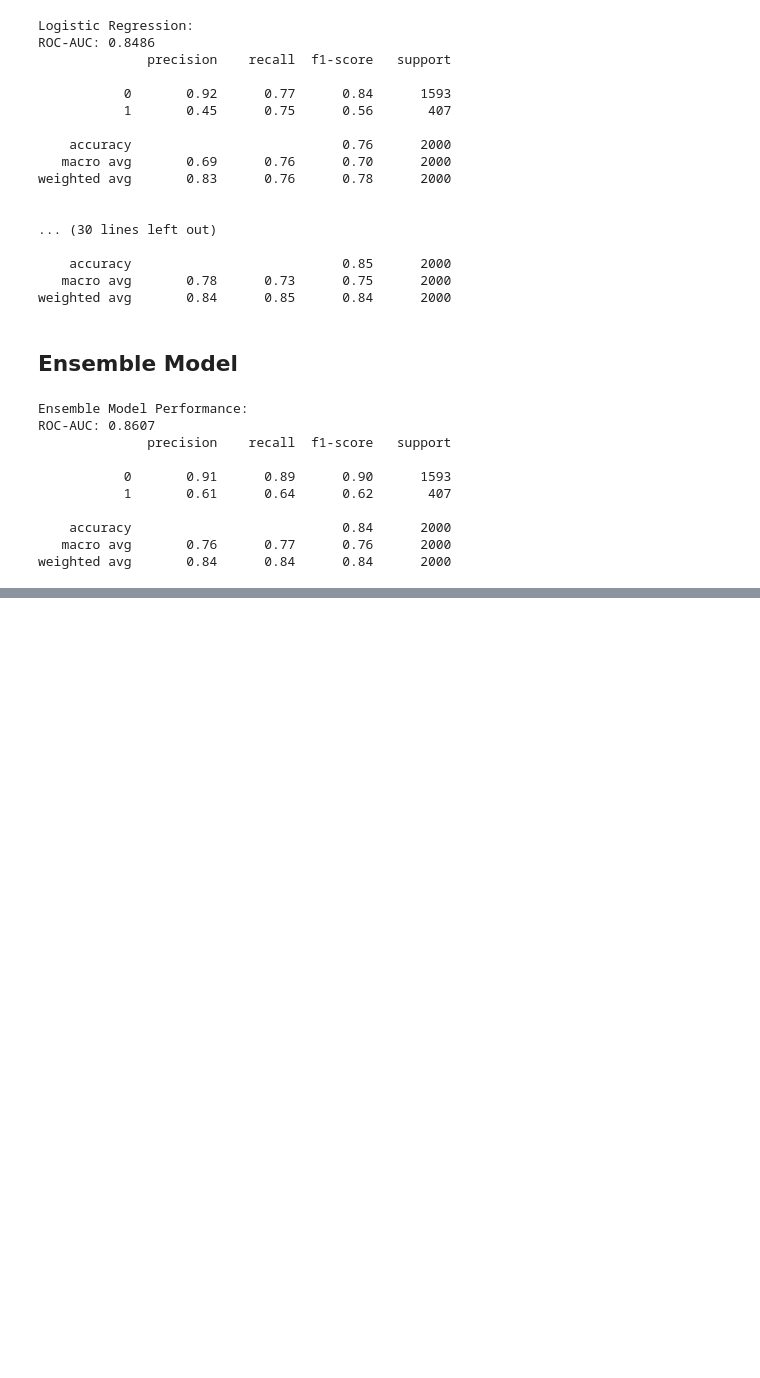
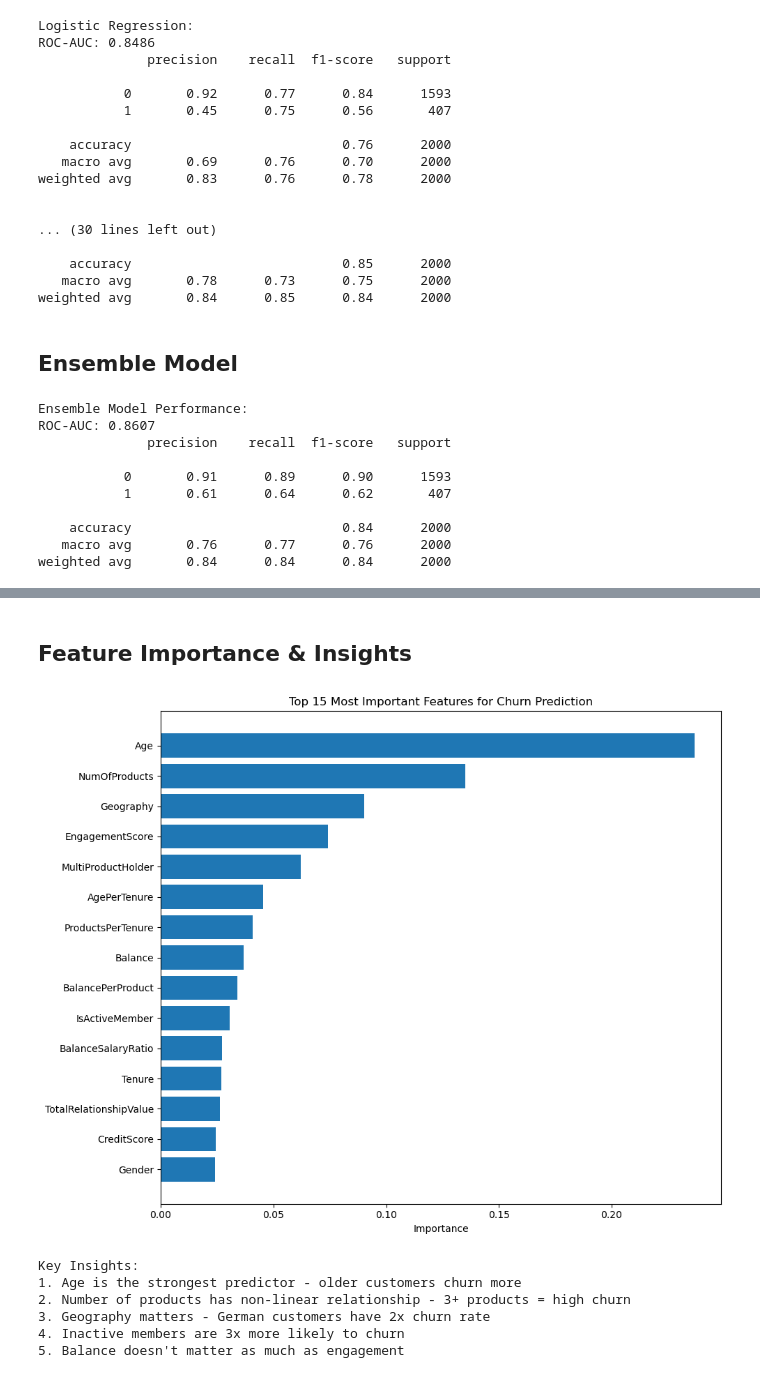
Before and after one commit to codedbydumi/kaggle-playground, a Jupyter notebook: Bank Customer Churn.ipynb, the cells around one changed output, grey strips where cells are left out. Cells and saved outputs as stored; diff of their text form; code cells hidden in the pictures; blank space fills up the shorter version.

```diff
--- a/Bank Customer Churn.ipynb
+++ b/Bank Customer Churn.ipynb
@@ -299,0 +348,35 @@ weighted avg       0.84      0.84      0.84      2000
+# %% [markdown]
+## Feature Importance & Insights
+# %%
+# Get feature importance from Random Forest
+rf_model = results['Random Forest']['model']
+feature_importance = pd.DataFrame({
+    'feature': df_featured.drop(['Exited', 'AgeGroup'], axis=1, errors='ignore').columns,
+    'importance': rf_model.feature_importances_
+}).sort_values('importance', ascending=False)
+
+# Plot top features
+plt.figure(figsize=(10, 8))
+top_features = feature_importance.head(15)
+plt.barh(range(len(top_features)), top_features['importance'])
+plt.yticks(range(len(top_features)), top_features['feature'])
+plt.xlabel('Importance')
+plt.title('Top 15 Most Important Features for Churn Prediction')
+plt.gca().invert_yaxis()
+plt.tight_layout()
+plt.show()
+
+print("\nKey Insights:")
+print("1. Age is the strongest predictor - older customers churn more")
+print("2. Number of products has non-linear relationship - 3+ products = high churn")
+print("3. Geography matters - German customers have 2x churn rate")
+print("4. Inactive members are 3x more likely to churn")
+print("5. Balance doesn't matter as much as engagement")
+# %% [output]
+[figure, added]
+Key Insights:
+1. Age is the strongest predictor - older customers churn more
+2. Number of products has non-linear relationship - 3+ products = high churn
+3. Geography matters - German customers have 2x churn rate
+4. Inactive members are 3x more likely to churn
+5. Balance doesn't matter as much as engagement
```
Also changed, not shown: parts of 2 cells of this notebook.
